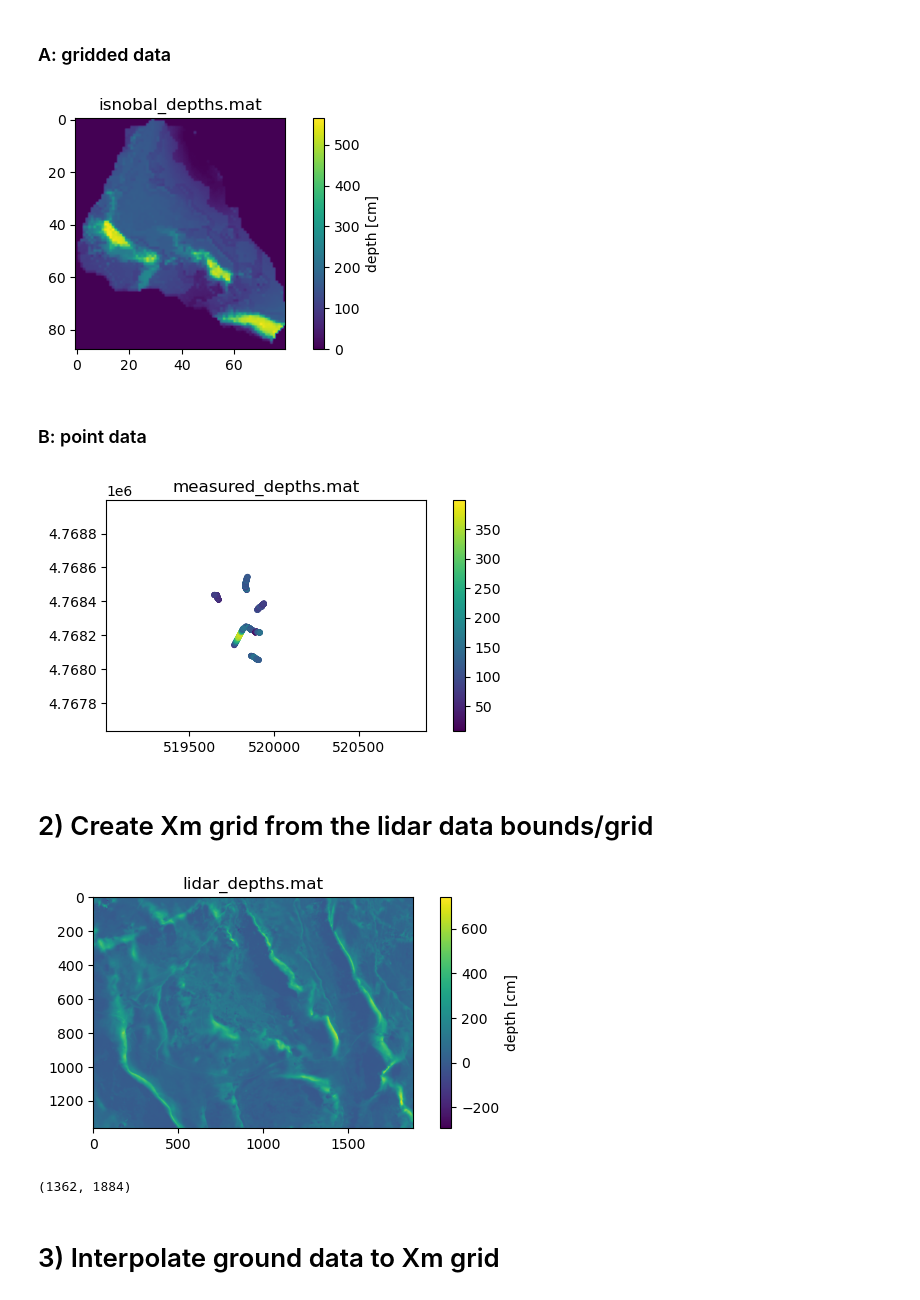
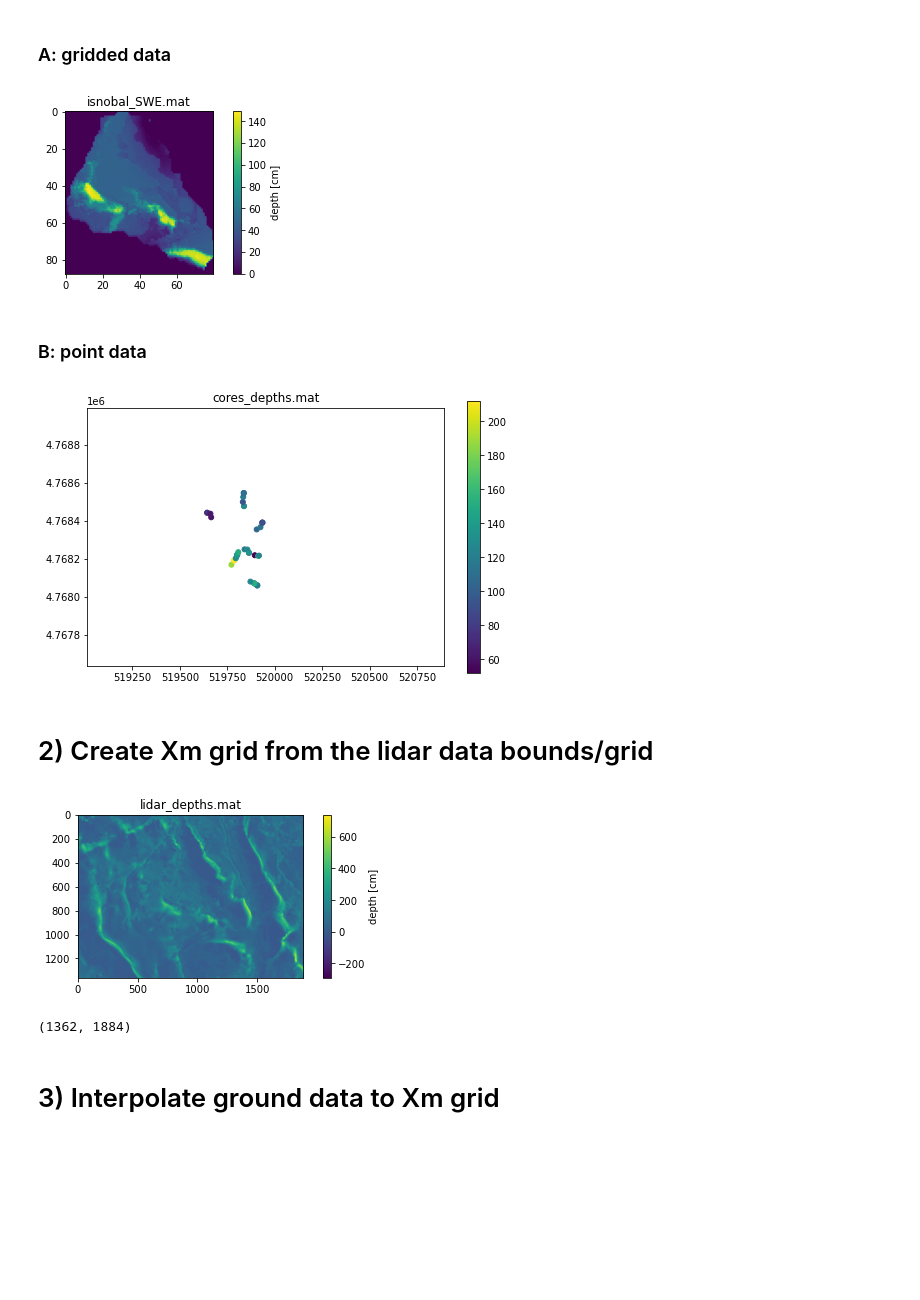
Before and after one commit to jukesliu/snow-radar, a Jupyter notebook: process_ground_data.ipynb, the cells around one changed output. Saved outputs shown, nothing was run; the diff lists cells and outputs as text; code cells hidden in the pictures; blank space fills up the shorter version.

```diff
--- a/process_ground_data.ipynb
+++ b/process_ground_data.ipynb
@@ -42,5 +44,5 @@ os.listdir(ground_data_folder)
 # %% [markdown]
 # 1) Read and display data
 # %%
-fname = 'measured_depths.mat'
+fname = 'cores_depths.mat'
 [DATA, X, Y] = read_ground_data_mat(ground_data_folder+fname)
@@ -56,7 +60,7 @@ cbar = plt.colorbar(); cbar.set_label('depth [cm]')
 plt.title(fname)
 plt.show()
 # %% [output]
-[figure, old version]
+[figure, new version]
 # %% [markdown]
 ### B: point data
 # %%
@@ -67,20 +71,20 @@ DATA_in = DATA[(X >= 519012) & (X <=520895) & (Y >= 4767635) & (Y <= 4768996)]
 # %%
 # for point/transect data, plot:
 # list(zip(DATA, X< )
-plt.figure(figsize=(7,3))
-plt.scatter(X_in,Y_in,c=DATA_in.flatten(),s=10)
+plt.figure(figsize=(8,5))
+plt.scatter(X_in,Y_in,c=DATA_in.flatten(),s=25)
 plt.colorbar()
 plt.title(fname)
 plt.gca().set_aspect('equal')
 plt.xlim(519012,520895); plt.ylim(4767635,4768996)
 plt.show()
 # %% [output]
-[figure, old version]
+[figure, new version]
 # %% [markdown]
 # 2) Create Xm grid from the lidar data bounds/grid
 # %%
 # # step 1: create the 3 meter grid (center Xs and Ys) from the lidar dataset (1 m)
-new_res = 3 # meter spacing for grid
+new_res = 1 # meter spacing for grid
 
 [lidar_DATA, lidar_X, lidar_Y] = read_ground_data_mat(ground_data_folder+'lidar_depths.mat')
 lidar_X = lidar_X.flatten()
@@ -97,7 +101,7 @@ plt.figure(figsize=(7,3)); plt.imshow(lidar_DATA); plt.title('lidar_depths.mat')
 cbar = plt.colorbar(); cbar.set_label('depth [cm]'); plt.show()
 print(lidar_DATA.shape)
 # %% [output]
-[figure, old version]
+[figure, new version]
 (1362, 1884)
 # %% [markdown]
 # 3) Interpolate ground data to Xm grid
```
Also changed, not shown: parts of 52 cells of this notebook, 4 other files.
